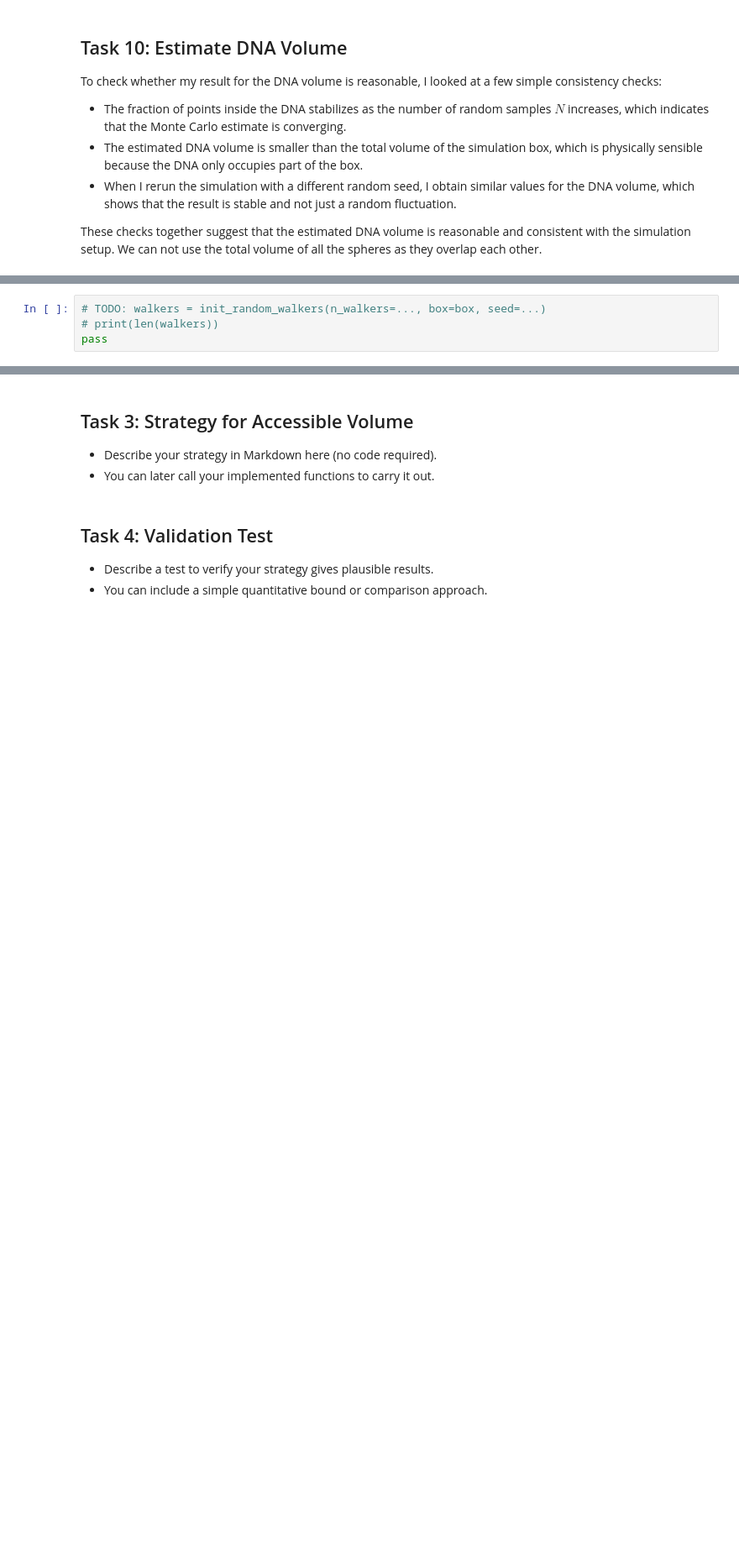
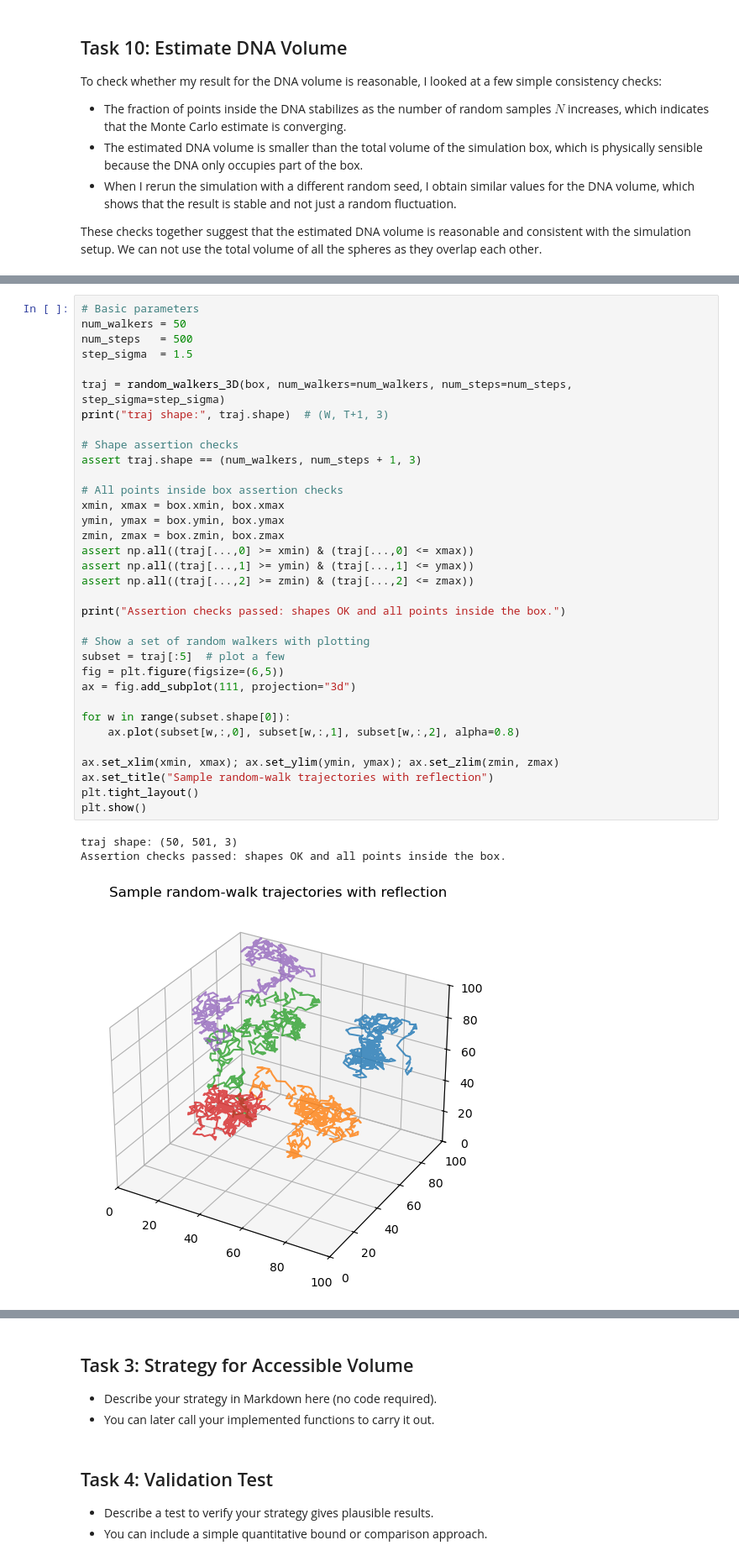
Before and after one commit to AmundRB/MOD300Project3, a Jupyter notebook: project3.ipynb, the cells around one changed output, grey strips where cells are left out. Shown: that part at 84% size. Drawn from its saved outputs; the diff is of its cells as text; blank space fills up the shorter version.

```diff
--- a/project3.ipynb
+++ b/project3.ipynb
@@ -446,4 +442,38 @@ Implement a strategy to estimate accessible volume using random walkers in 3D.
 # %%
-# TODO: walkers = init_random_walkers(n_walkers=..., box=box, seed=...)
-# print(len(walkers))
-pass
+# Basic parameters
+num_walkers = 50
+num_steps   = 500
+step_sigma  = 1.5
+
+traj = random_walkers_3D(box, num_walkers=num_walkers, num_steps=num_steps, step_sigma=step_sigma)
+print("traj shape:", traj.shape)  # (W, T+1, 3)
+
+# Shape assertion checks
+assert traj.shape == (num_walkers, num_steps + 1, 3)
+
+# All points inside box assertion checks
+xmin, xmax = box.xmin, box.xmax
+ymin, ymax = box.ymin, box.ymax
+zmin, zmax = box.zmin, box.zmax
+assert np.all((traj[...,0] >= xmin) & (traj[...,0] <= xmax))
+assert np.all((traj[...,1] >= ymin) & (traj[...,1] <= ymax))
+assert np.all((traj[...,2] >= zmin) & (traj[...,2] <= zmax))
+
+print("Assertion checks passed: shapes OK and all points inside the box.")
+
+# Show a set of random walkers with plotting
+subset = traj[:5]  # plot a few
+fig = plt.figure(figsize=(6,5))
+ax = fig.add_subplot(111, projection="3d")
+
+for w in range(subset.shape[0]):
+    ax.plot(subset[w,:,0], subset[w,:,1], subset[w,:,2], alpha=0.8)
+
+ax.set_xlim(xmin, xmax); ax.set_ylim(ymin, ymax); ax.set_zlim(zmin, zmax)
+ax.set_title("Sample random-walk trajectories with reflection")
+plt.tight_layout()
+plt.show()
+# %% [output]
+traj shape: (50, 501, 3)
+Assertion checks passed: shapes OK and all points inside the box.
+[figure, added]
```
Also changed, not shown: parts of 9 cells of this notebook, 1 other file.
